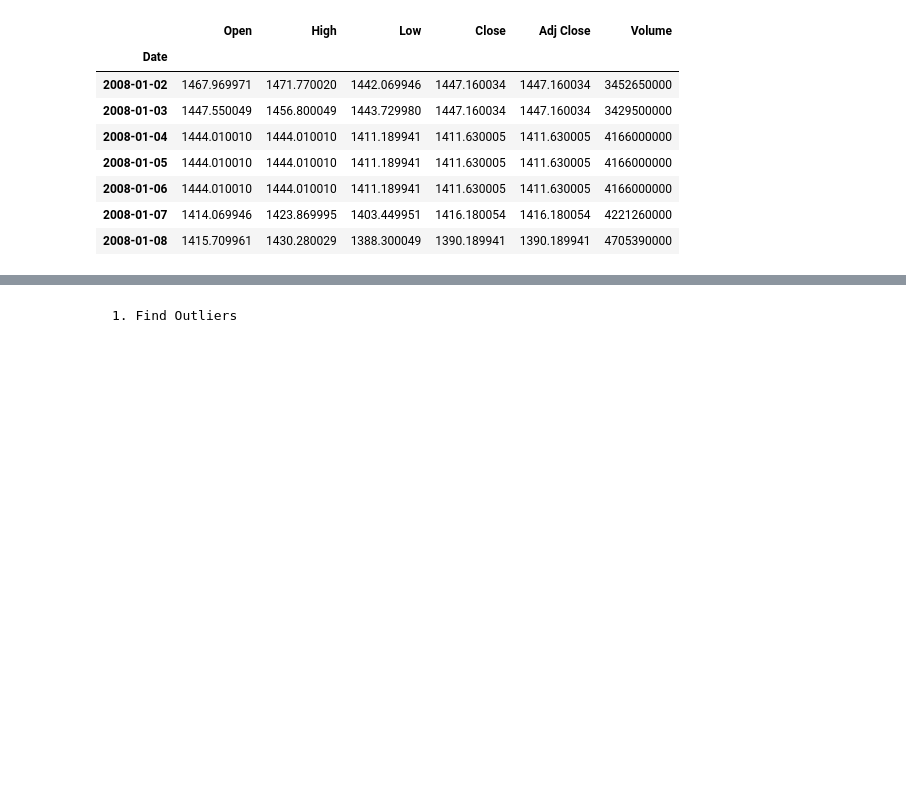
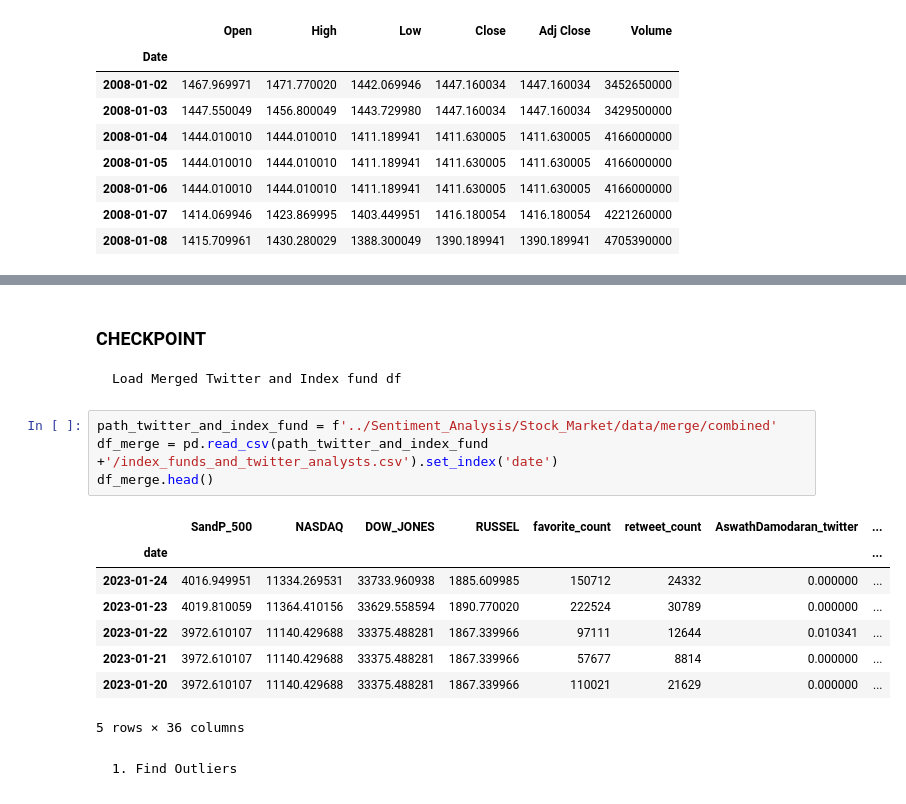
Before and after one commit to KeatonSpiller/Sentiment_Analysis, a Jupyter notebook: Stock_Market/notebooks/TwitterBot.ipynb, the cells around one changed output, grey strips where cells are left out. Saved outputs shown, nothing was run; the diff lists cells and outputs as text; blank space fills up the shorter version.

```diff
--- a/Stock_Market/notebooks/TwitterBot.ipynb
+++ b/Stock_Market/notebooks/TwitterBot.ipynb
@@ -280,3 +302,19 @@ NameError: name 'df_all_prob' is not defined
+# %% [markdown]
+### CHECKPOINT
+    Load Merged Twitter and Index fund df
+# %%
+path_twitter_and_index_fund = f'../Sentiment_Analysis/Stock_Market/data/merge/combined'
+df_merge = pd.read_csv(path_twitter_and_index_fund +'/index_funds_and_twitter_analysts.csv').set_index('date')
+df_merge.head()
+# %% [output]
+|  | SandP_500 | NASDAQ | DOW_JONES | RUSSEL | favorite_count | retweet_count | AswathDamodaran_twitter | ... |
+| date |  |  |  |  |  |  |  | ... |
+| 2023-01-24 | 4016.949951 | 11334.269531 | 33733.960938 | 1885.609985 | 150712 | 24332 | 0.000000 | ... |
+| 2023-01-23 | 4019.810059 | 11364.410156 | 33629.558594 | 1890.770020 | 222524 | 30789 | 0.000000 | ... |
+| 2023-01-22 | 3972.610107 | 11140.429688 | 33375.488281 | 1867.339966 | 97111 | 12644 | 0.010341 | ... |
+| 2023-01-21 | 3972.610107 | 11140.429688 | 33375.488281 | 1867.339966 | 57677 | 8814 | 0.000000 | ... |
+| 2023-01-20 | 3972.610107 | 11140.429688 | 33375.488281 | 1867.339966 | 110021 | 21629 | 0.000000 | ... |
+5 rows × 36 columns
 # %% [markdown]
     1. Find Outliers
 # %% [markdown]
```
Also changed, not shown: parts of 35 cells of this notebook.
